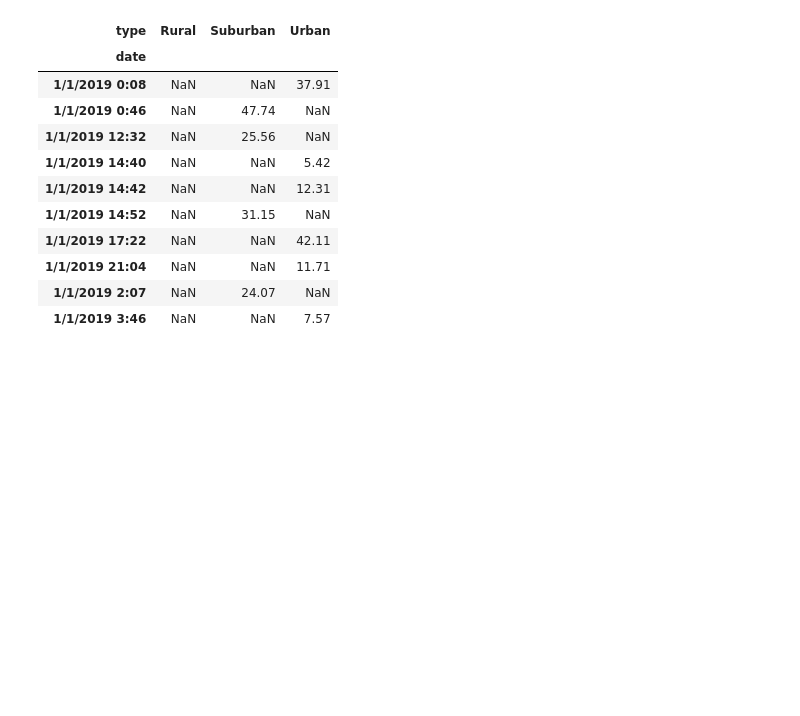
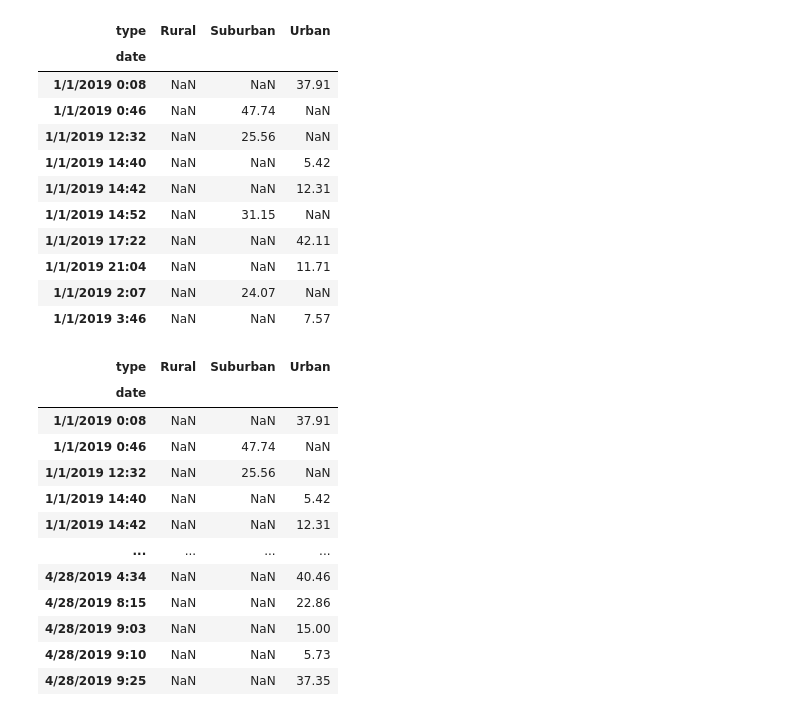
Before and after one commit to WagnerLisaK/PyBer, a Jupyter notebook: Analysis/PyBer_Challenge.ipynb, the cells around one changed output. Cells and saved outputs as stored; diff of their text form; code cells hidden in the pictures; blank space fills up the shorter version.

```diff
--- a/Analysis/PyBer_Challenge.ipynb
+++ b/Analysis/PyBer_Challenge.ipynb
@@ -200,9 +202,19 @@ fare_bytype_bydate_pivot.head(10)
 | 1/1/2019 3:46 | NaN | NaN | 7.57 |
 # %%
 # 5. Create a new DataFrame from the pivot table DataFrame using loc on the given dates, '2019-01-01':'2019-04-29'.
-
-jan_apr_2019_df = fare_bytype_bydate_df.loc[fare_bytype_bydate_df["date"]=="1/1/2019 0:08",:]|
-                                           [fare_bytype_bydate_df["date"]=="1/1/2019 12:32",:]
-
-jan_apr_2019_df
+fare_bytype_bydate_df = fare_bytype_bydate_pivot.loc['1/1/2019':'4/29/2019']
+fare_bytype_bydate_df
 # %% [output]
+| type | Rural | Suburban | Urban |
+| date |  |  |  |
+| 1/1/2019 0:08 | NaN | NaN | 37.91 |
+| 1/1/2019 0:46 | NaN | 47.74 | NaN |
+| 1/1/2019 12:32 | NaN | 25.56 | NaN |
+| 1/1/2019 14:40 | NaN | NaN | 5.42 |
+| 1/1/2019 14:42 | NaN | NaN | 12.31 |
+| ... | ... | ... | ... |
+| 4/28/2019 4:34 | NaN | NaN | 40.46 |
+| 4/28/2019 8:15 | NaN | NaN | 22.86 |
+| 4/28/2019 9:03 | NaN | NaN | 15.00 |
+| 4/28/2019 9:10 | NaN | NaN | 5.73 |
+| 4/28/2019 9:25 | NaN | NaN | 37.35 |
```
Also changed, not shown: parts of 7 cells of this notebook, 8 other files.
